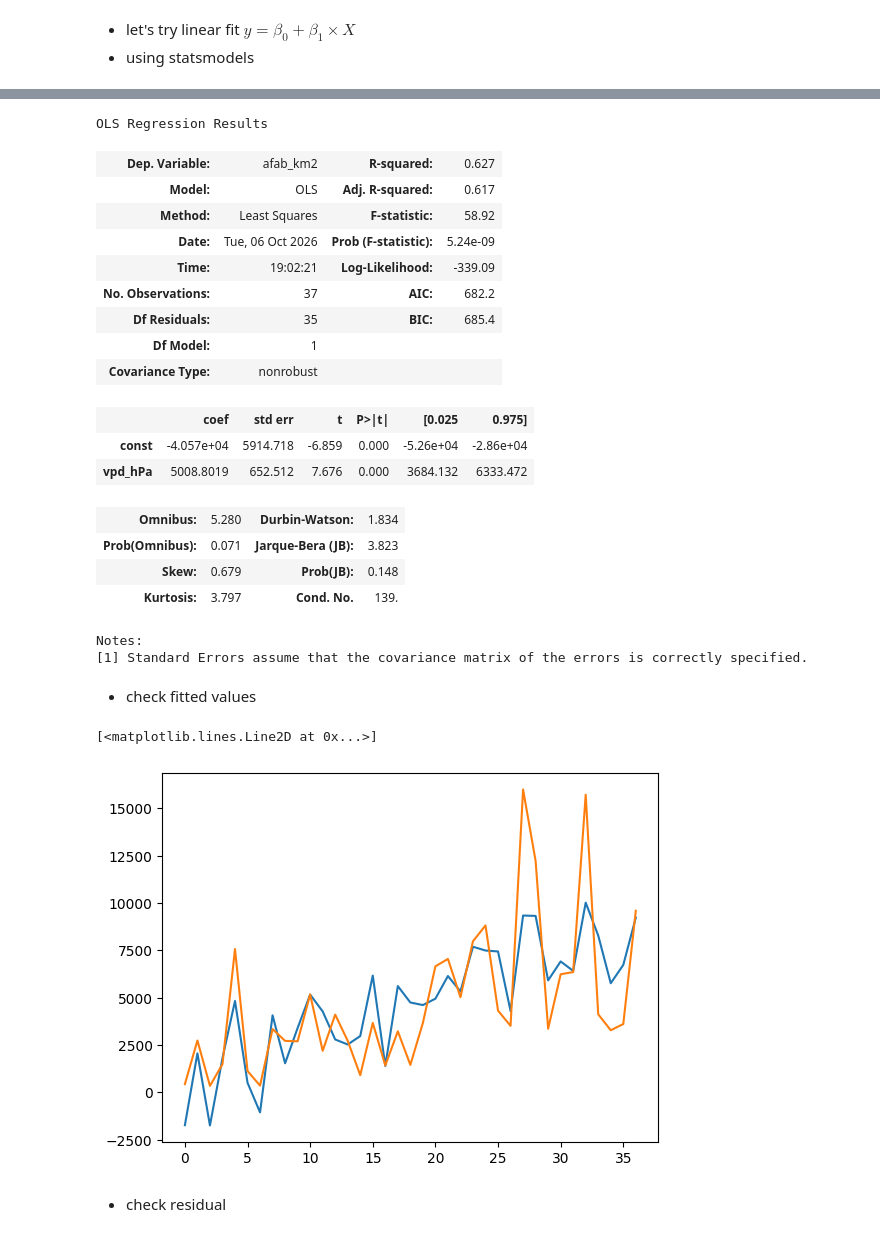
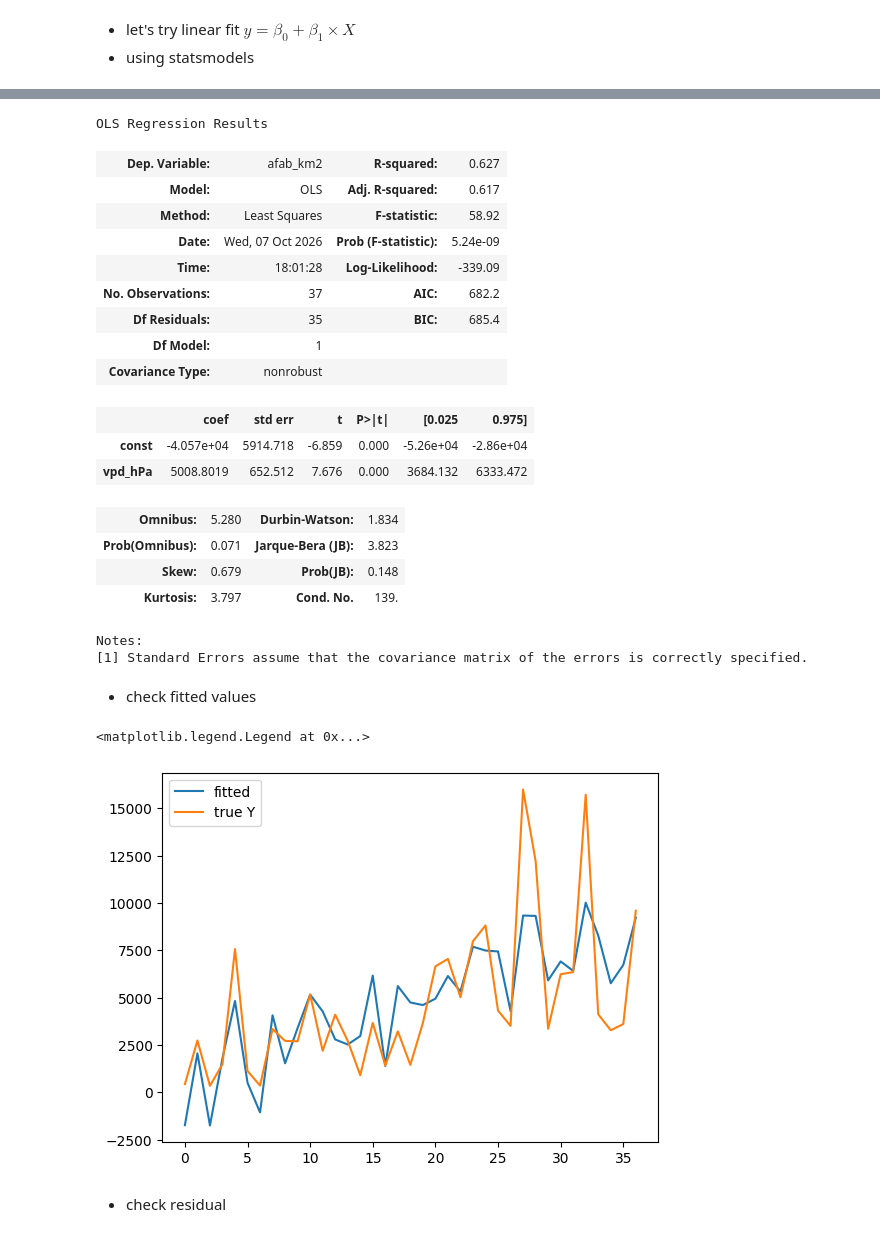
Before and after one commit to cl3225/CLMTG-5060, a Jupyter notebook: Lecture09_example.ipynb, the cells around one changed output, grey strips where cells are left out. Drawn from its saved outputs; the diff is of its cells as text; code cells hidden in the pictures.

```diff
--- a/Lecture09_example.ipynb
+++ b/Lecture09_example.ipynb
@@ -36,6 +59,5 @@ import statsmodels.api as sm
 # %%
-y = df['afab_km2']                          # response array
-X = sm.add_constant(df['vpd_hPa'])## add a constant for beta0
+
 m1_lin = sm.OLS(y, X).fit()
 m1_lin.summary()
 # %% [output]
@@ -43,8 +65,8 @@ OLS Regression Results
 | Dep. Variable: | afab_km2 | R-squared: | 0.627 |
 | Model: | OLS | Adj. R-squared: | 0.617 |
 | Method: | Least Squares | F-statistic: | 58.92 |
-| Date: | Tue, 06 Oct 2026 | Prob (F-statistic): | 5.24e-09 |
-| Time: | 19:02:21 | Log-Likelihood: | -339.09 |
+| Date: | Wed, 07 Oct 2026 | Prob (F-statistic): | 5.24e-09 |
+| Time: | 18:01:28 | Log-Likelihood: | -339.09 |
 | No. Observations: | 37 | AIC: | 682.2 |
 | Df Residuals: | 35 | BIC: | 685.4 |
 | Df Model: | 1 |  |  |
@@ -61,11 +83,12 @@ Notes:
 # %% [markdown]
 - check fitted values
 # %%
-plt.plot(m1_lin.fittedvalues)
-plt.plot(y)
+plt.plot(m1_lin.fittedvalues,label='fitted')
+plt.plot(y, label = 'true Y')
+plt.legend()
 # %% [output]
-[<matplotlib.lines.Line2D at 0x...>]
+<matplotlib.legend.Legend at 0x...>
-[figure, old version]
+[figure, new version]
 # %% [markdown]
 - check residual
 # %%
```
Also changed, not shown: parts of 13 cells of this notebook.
